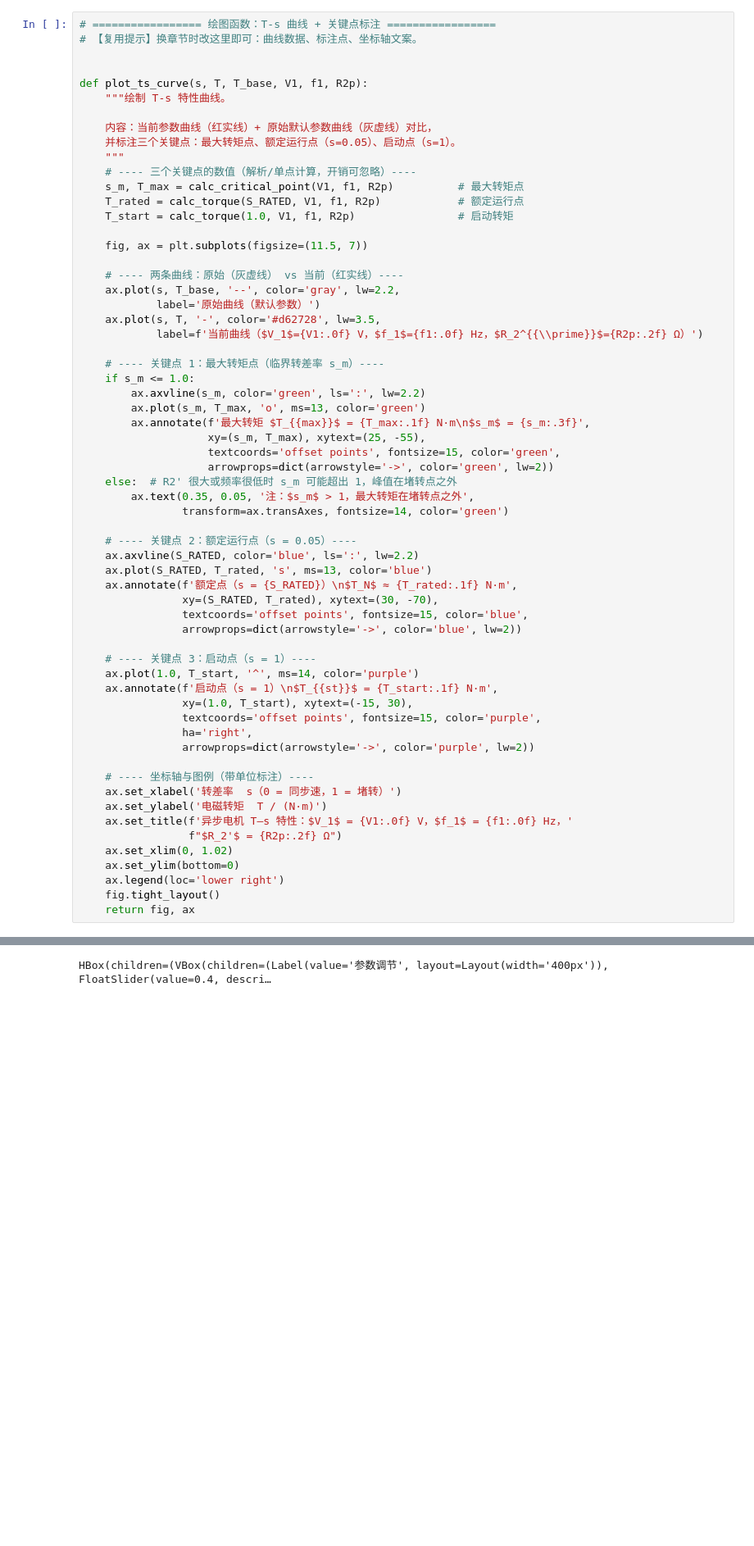
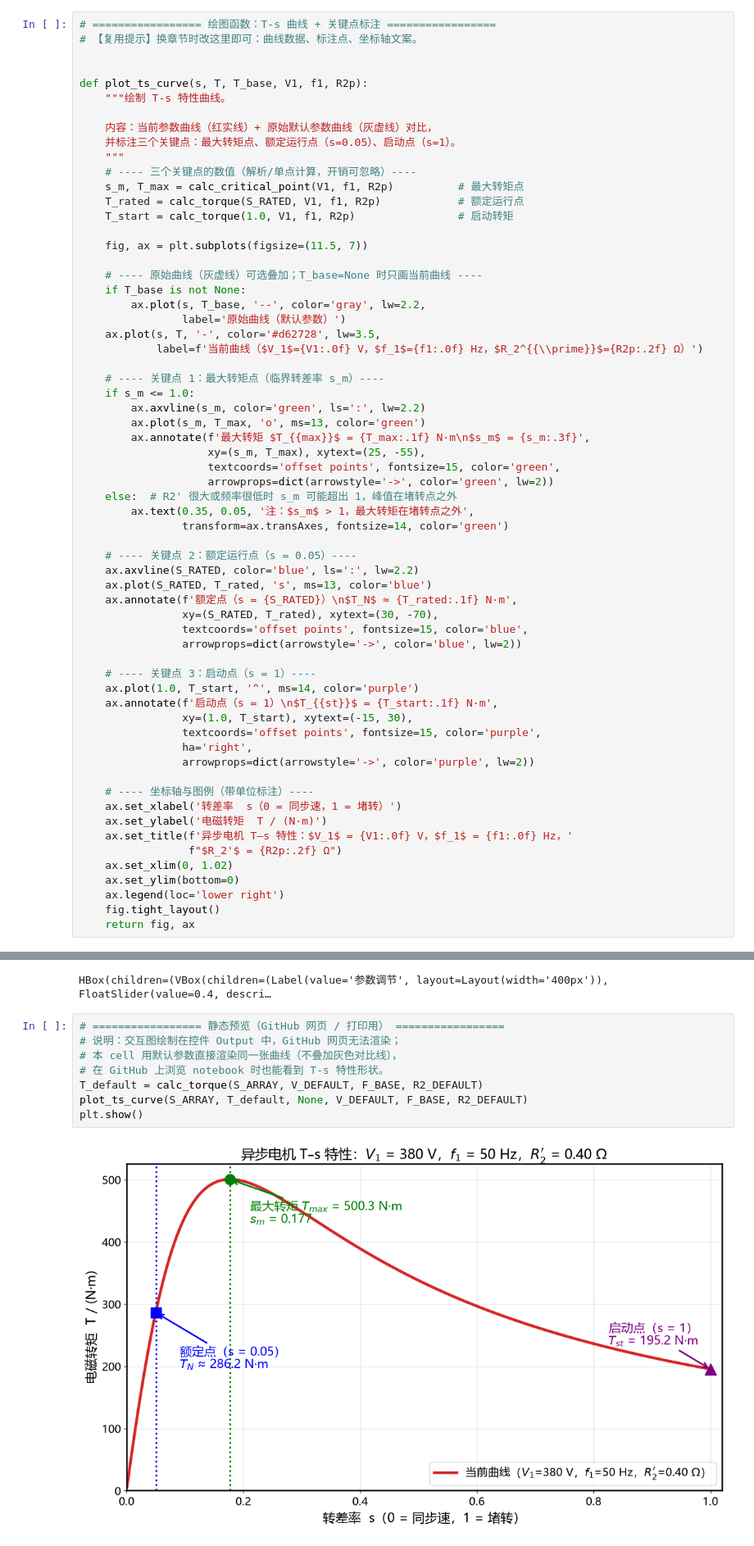
Before and after one commit to Zengyi-Xu/ELectMotor, a Jupyter notebook: 异步电机T-s特性.ipynb, the cells around one changed output, grey strips where cells are left out. Shown at 82% size. Cells and saved outputs as stored; diff of their text form; blank space fills up the shorter version.

Commit message:
补充静态预览与 README，修复 GitHub 网页渲染
- notebook 新增静态预览 cell（T_base=None 时不叠加对比线），GitHub 可渲染
- 绘图函数支持 T_base=None
- assets/ 增加两张默认参数预览图
- README.md：章节索引、效果预览、运行方式说明

```diff
--- a/异步电机T-s特性.ipynb
+++ b/异步电机T-s特性.ipynb
@@ -192,9 +192,10 @@ def plot_ts_curve(s, T, T_base, V1, f1, R2p):
 
     fig, ax = plt.subplots(figsize=(11.5, 7))
 
-    # ---- 两条曲线：原始（灰虚线） vs 当前（红实线）----
-    ax.plot(s, T_base, '--', color='gray', lw=2.2,
-            label='原始曲线（默认参数）')
+    # ---- 原始曲线（灰虚线）可选叠加；T_base=None 时只画当前曲线 ----
+    if T_base is not None:
+        ax.plot(s, T_base, '--', color='gray', lw=2.2,
+                label='原始曲线（默认参数）')
     ax.plot(s, T, '-', color='#d62728', lw=3.5,
             label=f'当前曲线（$V_1$={V1:.0f} V，$f_1$={f1:.0f} Hz，$R_2^{{\\prime}}$={R2p:.2f} Ω）')
 
@@ -330,6 +331,16 @@ display(HBox([controls, out]))
 update_plot()
 # %% [output]
 HBox(children=(VBox(children=(Label(value='参数调节', layout=Layout(width='400px')), FloatSlider(value=0.4, descri…
+# %%
+# ================= 静态预览（GitHub 网页 / 打印用） =================
+# 说明：交互图绘制在控件 Output 中，GitHub 网页无法渲染；
+# 本 cell 用默认参数直接渲染同一张曲线（不叠加灰色对比线），
+# 在 GitHub 上浏览 notebook 时也能看到 T-s 特性形状。
+T_default = calc_torque(S_ARRAY, V_DEFAULT, F_BASE, R2_DEFAULT)
+plot_ts_curve(S_ARRAY, T_default, None, V_DEFAULT, F_BASE, R2_DEFAULT)
+plt.show()
+# %% [output]
+[figure, added]
 # %% [markdown]
 ## 四、思考题
 
```
Also changed, not shown: 4 other files.
